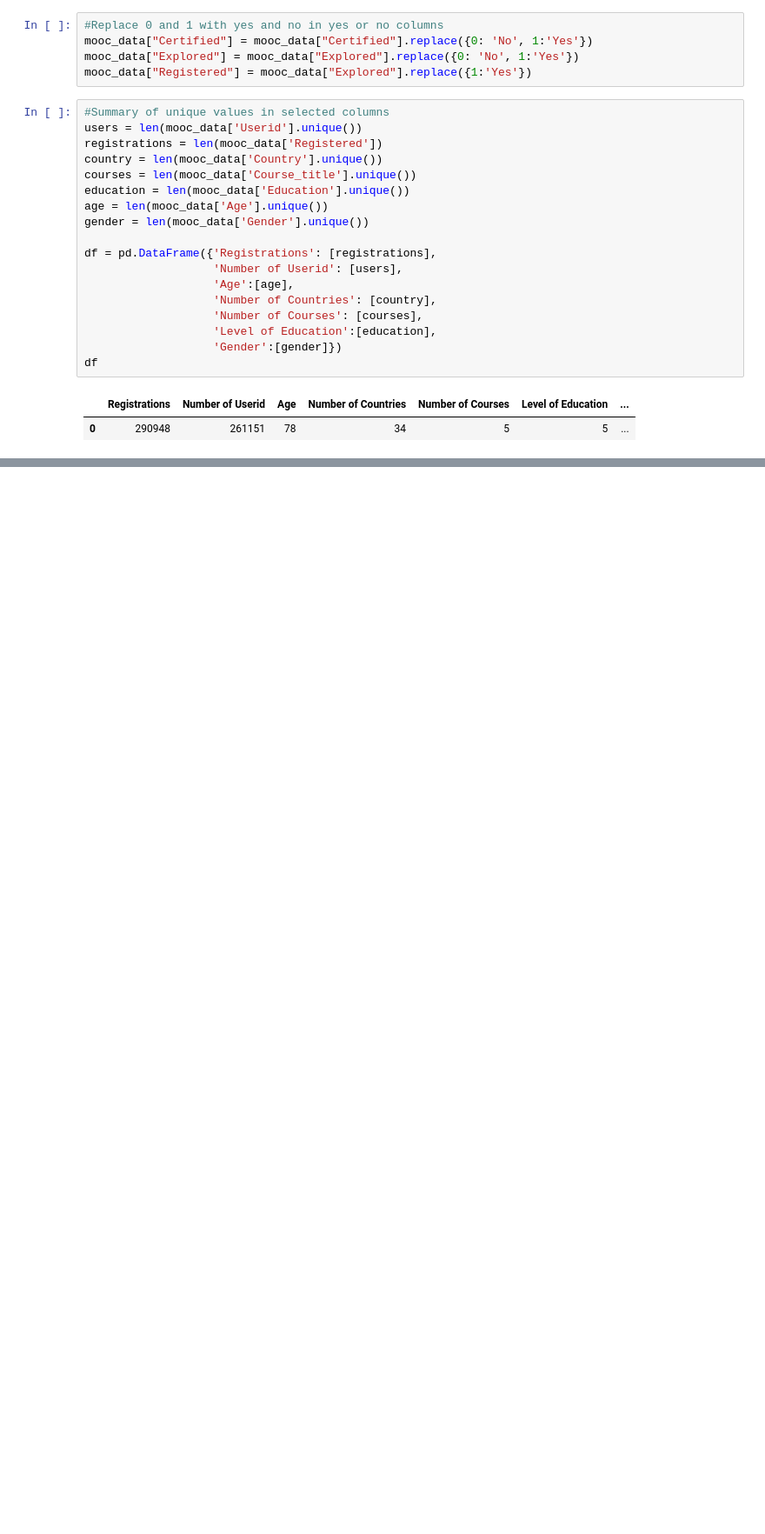
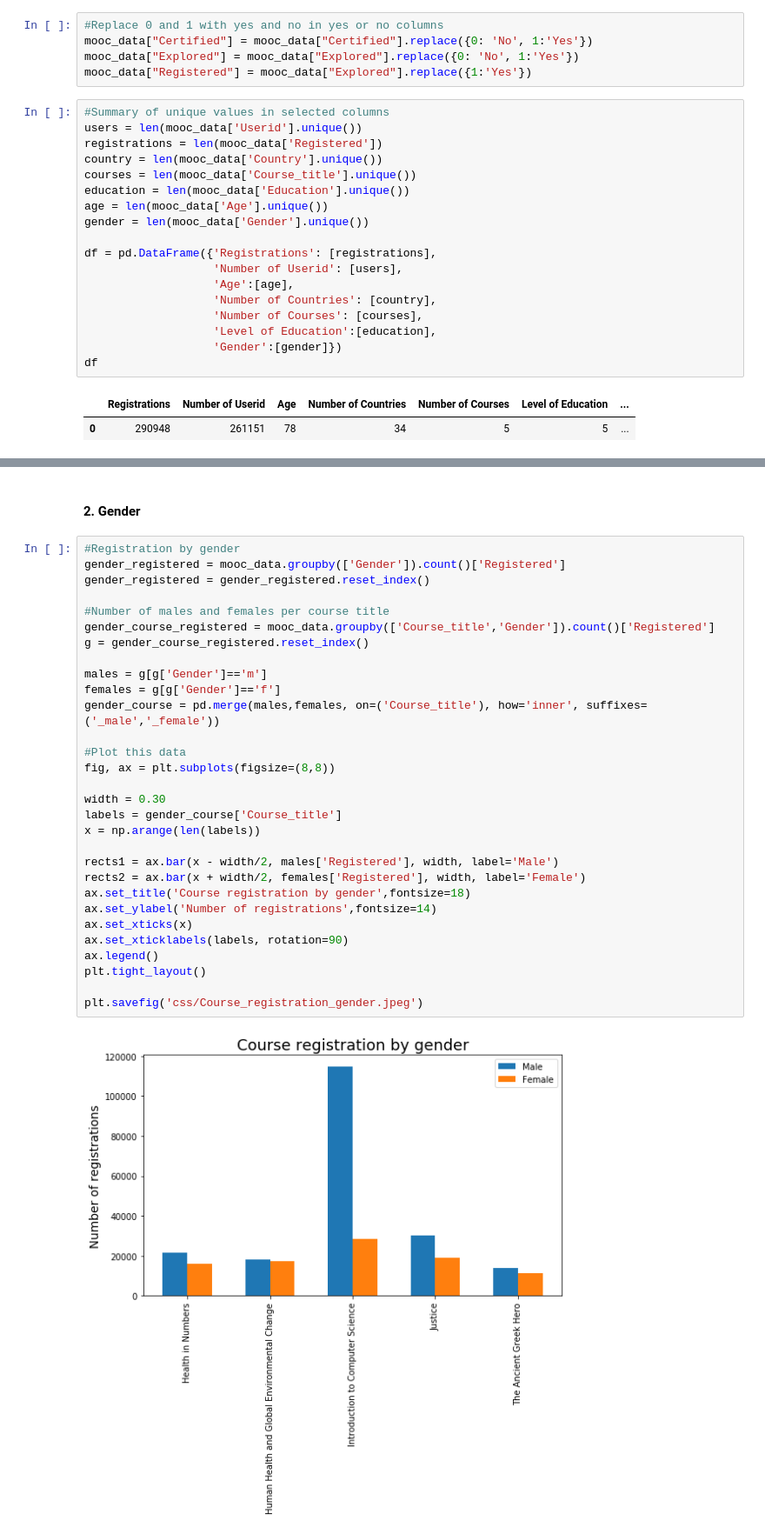
Before and after one commit to Deborahaina/Predicting-why-MOOCs-fail, a Jupyter notebook: DATS 6103 - Individual Project 3 - Deborah Aina.ipynb, the cells around one changed output, grey strips where cells are left out. Shown at 87% size. Cells and saved outputs as stored; diff of their text form; blank space fills up the shorter version.

```diff
--- a/DATS 6103 - Individual Project 3 - Deborah Aina.ipynb
+++ b/DATS 6103 - Individual Project 3 - Deborah Aina.ipynb
@@ -495,0 +218,34 @@ plt.show()
+# %% [markdown]
+#### 2. Gender
+# %%
+#Registration by gender
+gender_registered = mooc_data.groupby(['Gender']).count()['Registered']
+gender_registered = gender_registered.reset_index()
+
+#Number of males and females per course title
+gender_course_registered = mooc_data.groupby(['Course_title','Gender']).count()['Registered']
+g = gender_course_registered.reset_index()
+
+males = g[g['Gender']=='m']
+females = g[g['Gender']=='f']
+gender_course = pd.merge(males,females, on=('Course_title'), how='inner', suffixes=('_male','_female'))
+
+#Plot this data
+fig, ax = plt.subplots(figsize=(8,8))
+
+width = 0.30
+labels = gender_course['Course_title']
+x = np.arange(len(labels))
+
+rects1 = ax.bar(x - width/2, males['Registered'], width, label='Male')
+rects2 = ax.bar(x + width/2, females['Registered'], width, label='Female')
+ax.set_title('Course registration by gender',fontsize=18)
+ax.set_ylabel('Number of registrations',fontsize=14)
+ax.set_xticks(x)
+ax.set_xticklabels(labels, rotation=90)
+ax.legend()
+plt.tight_layout()
+
+plt.savefig('css/Course_registration_gender.jpeg')
+# %% [output]
+[figure, added]
```
Also changed, not shown: parts of 67 cells of this notebook, 20 other files.
